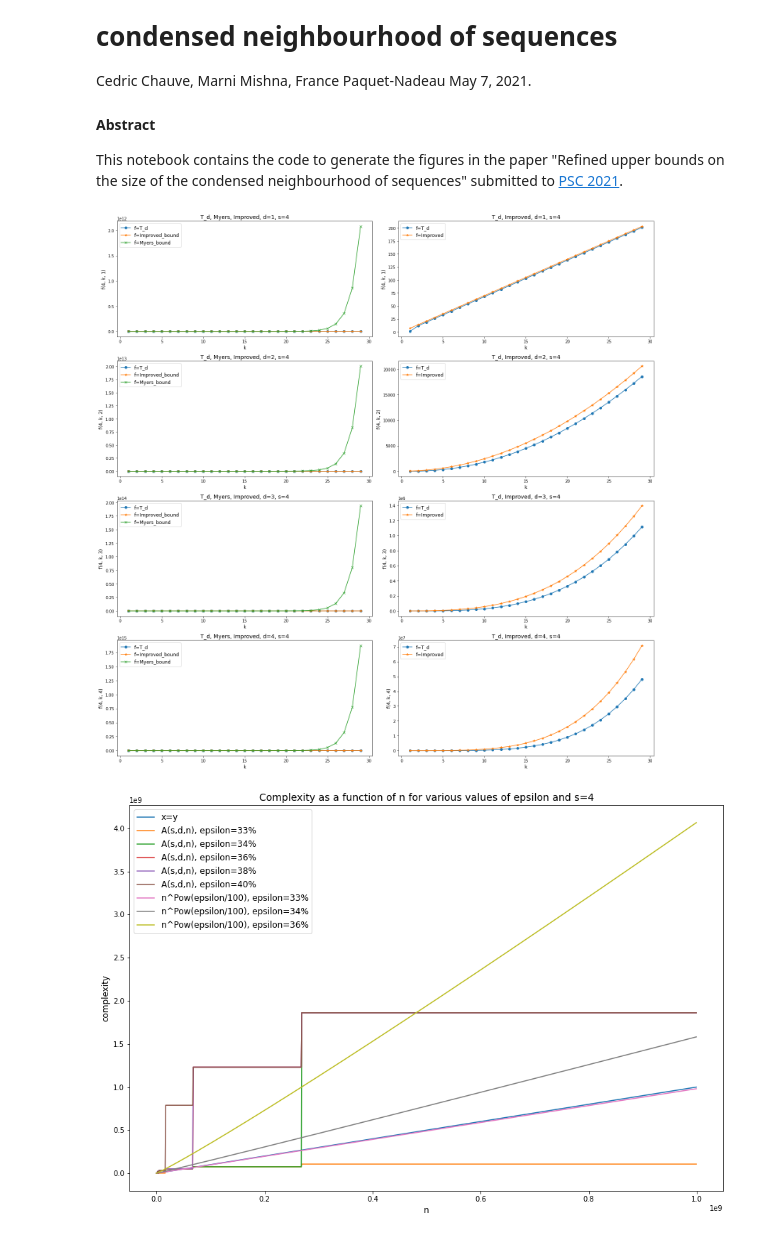
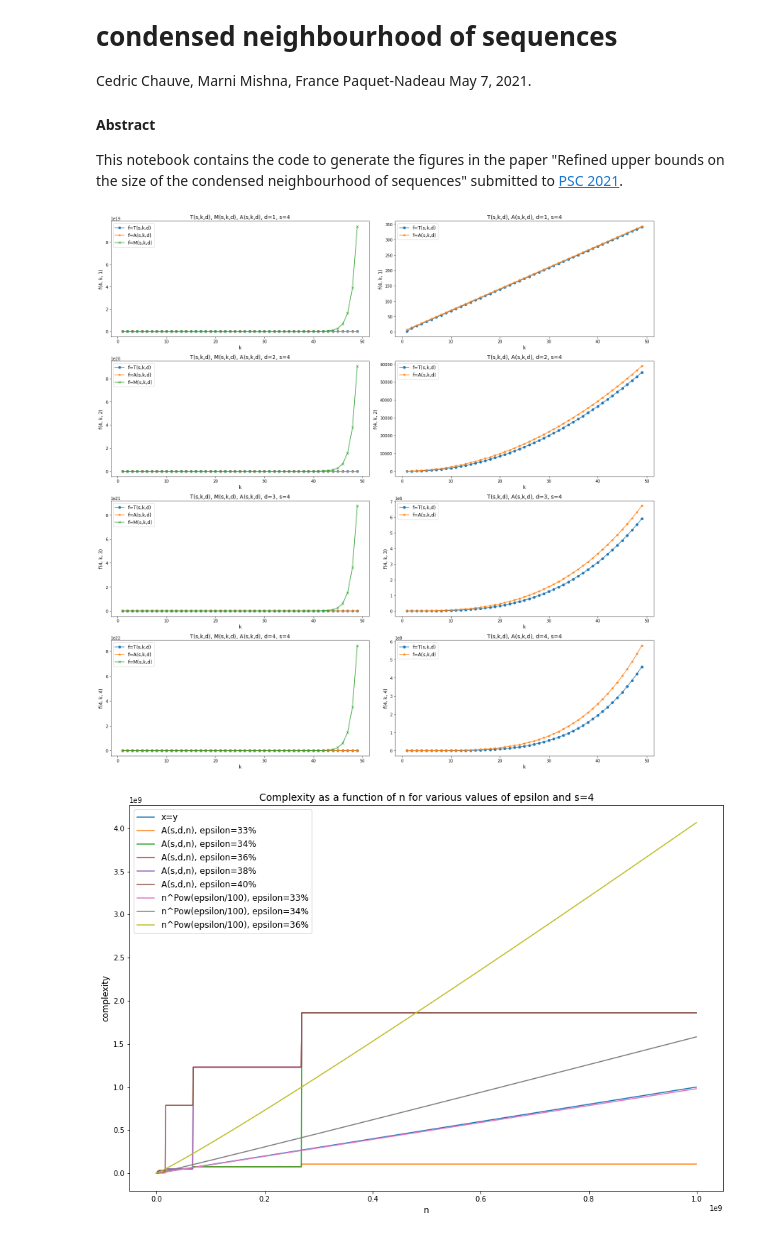
Before and after one commit to cchauve/CondensedNeighbourhoods, a Jupyter notebook: PSC_2021.ipynb, the cells around one changed output. Drawn from its saved outputs; the diff is of its cells as text; code cells hidden in the pictures.

Commit message:
Increased k range

```diff
--- a/PSC_2021.ipynb
+++ b/PSC_2021.ipynb
@@ -38,43 +38,44 @@ def T(s, k, d):
 
 def Myers_upperbound(s, k, d):
     c = 1+math.sqrt(2)
     c1 = (c+1)/(c-1)
     B = (c1**k)*(c**d)*(s**d)
     return (c/(c-1))*B
 
 def improved_upperbound(s,k,d):
     return ((2*s-1)**d)*(k**d)/math.factorial(d)
 
-S, K_MAX, D_MAX = 4, 30, 4
+S, K_MAX, D_MAX = 4, 50, 4
 K_RANGE = range(1, K_MAX)
-D_RANGE = range(1, D_MAX+1)
+# D_RANGE = range(1, D_MAX+1)
+D_RANGE
 YS, YM, YI = {}, {}, {}
 
 for d in D_RANGE:
     YS[d] = [T(S,k,d) for k in K_RANGE]
     YM[d] = [Myers_upperbound(S,k,d) for k in K_RANGE]
     YI[d] = [improved_upperbound(S,k,d) for k in K_RANGE]
 
 fig, axes = plt.subplots(nrows=len(D_RANGE), ncols=2, figsize=(20, 20))
 for d in D_RANGE:
-    axes[d-1,0].plot(K_RANGE, YS[d], 'o-', label='f=T_d')
-    axes[d-1,0].plot(K_RANGE, YI[d], '*-', label='f=Improved_bound')
-    axes[d-1,0].plot(K_RANGE, YM[d], 'x-', label='f=Myers_bound')
+    axes[d-1,0].plot(K_RANGE, YS[d], 'o-', label='f=T(s,k,d)')
+    axes[d-1,0].plot(K_RANGE, YI[d], '*-', label='f=A(s,k,d)')
+    axes[d-1,0].plot(K_RANGE, YM[d], 'x-', label='f=M(s,k,d)')
     axes[d-1,0].legend(fontsize=12)
-    axes[d-1,0].set_title(f"T_d, Myers, Improved, d={d}, s=4", fontsize=14)
+    axes[d-1,0].set_title(f"T(s,k,d), M(s,k,d), A(s,k,d), d={d}, s=4", fontsize=14)
     axes[d-1,0].set_ylabel(f"f({S}, k, {d})", fontsize=12)
     axes[d-1,0].set_xlabel('k', fontsize=12)
-    axes[d-1,1].plot(K_RANGE, YS[d], 'o-', label='f=T_d')
-    axes[d-1,1].plot(K_RANGE, YI[d], '*-', label='f=Improved')
+    axes[d-1,1].plot(K_RANGE, YS[d], 'o-', label='f=T(s,k,d)')
+    axes[d-1,1].plot(K_RANGE, YI[d], '*-', label='f=A(s,k,d)')
     axes[d-1,1].legend(fontsize=12)
-    axes[d-1,1].set_title(f"T_d, Improved, d={d}, s=4", fontsize=14)
+    axes[d-1,1].set_title(f"T(s,k,d), A(s,k,d), d={d}, s=4", fontsize=14)
     axes[d-1,1].set_ylabel(f"f({S}, k, {d})", fontsize=12)
     axes[d-1,1].set_xlabel('k', fontsize=12)
 fig.tight_layout()
 plt.savefig('psc_2021_fig1.png')
 plt.show()
 # %% [output]
-[figure, old version]
+[figure, new version]
 # %%
 # Figure 2
 # Expected time complexity as a function of n
```
